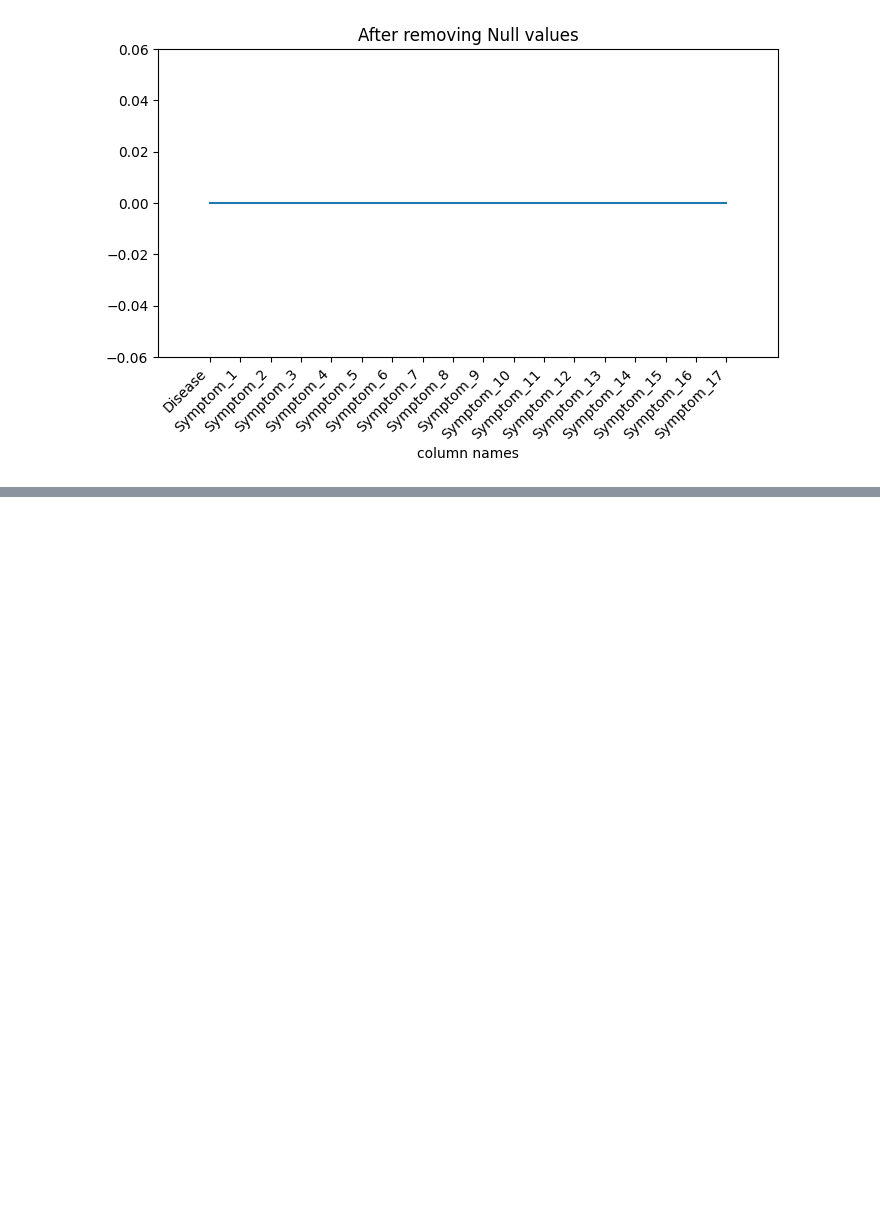
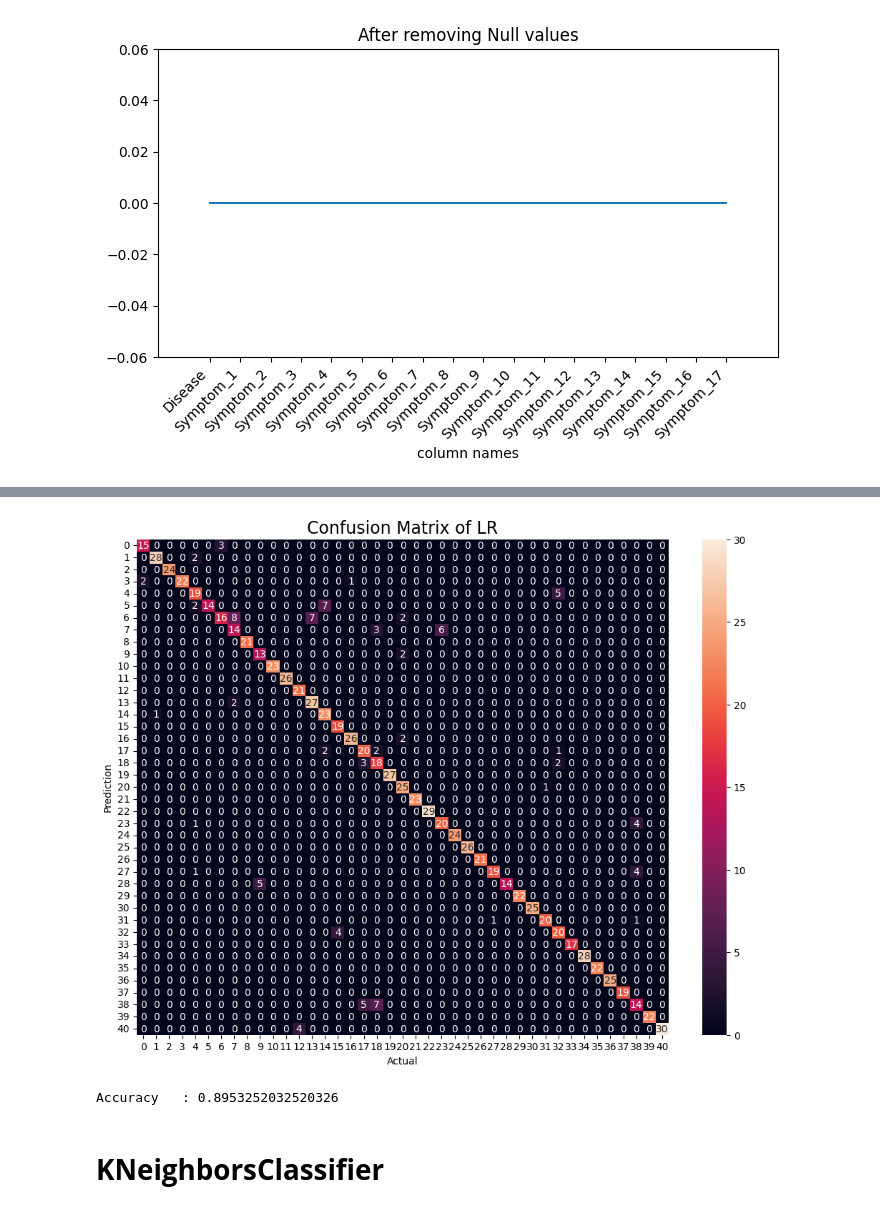
Before and after one commit to DKAbir111/Artificial-Intelligence, a Jupyter notebook: Human_Disease_Prediction__EDA_Final_Year_Research_Project.ipynb, the cells around one changed output, grey strips where cells are left out. Saved outputs shown, nothing was run; the diff lists cells and outputs as text; code cells hidden in the pictures; blank space fills up the shorter version.

```diff
--- a/Human_Disease_Prediction__EDA_Final_Year_Research_Project.ipynb
+++ b/Human_Disease_Prediction__EDA_Final_Year_Research_Project.ipynb
@@ -332,0 +485,7 @@ plt.show()
+# %%
+from sklearn.preprocessing import StandardScaler
+scaler = StandardScaler()#x' = (x- mean)/std
+
+# transform train and test sets
+X_train_new = scaler.fit_transform(X_train)
+X_test_new= scaler.transform(X_test)
@@ -332,0 +524,3 @@ plt.show()
+# %%
+X_train= np.round(X_train_new, 1)
+X_test= np.round(X_test_new, 1)
@@ -332,0 +580,4 @@ plt.show()
+# %%
+from sklearn.linear_model import LogisticRegression
+lgr = LogisticRegression()
+lgr.fit(X_train,y_train)
@@ -332,0 +590,3 @@ plt.show()
+# %%
+lgr.score(X_test, y_test)*100
+pred=lgr.predict(X_test)
@@ -332,0 +617,21 @@ plt.show()
+# %%
+# compute the confusion matrix
+cm = confusion_matrix(y_test,pred)
+plt.figure(figsize=(12, 9))
+#Plot the confusion matrix.
+sns.heatmap(cm,
+            annot=True,
+            fmt='g')
+plt.ylabel('Prediction',fontsize=10)
+plt.xlabel('Actual',fontsize=10)
+plt.title('Confusion Matrix of LR',fontsize=17)
+plt.show()
+
+# Finding precision and recall
+accuracy = accuracy_score(y_test, pred)
+print("Accuracy   :", accuracy)
+# %% [output]
+[figure, added]
+Accuracy   : 0.8953252032520326
+# %% [markdown]
+# **KNeighborsClassifier**
```
Also changed, not shown: parts of 61 cells of this notebook.
